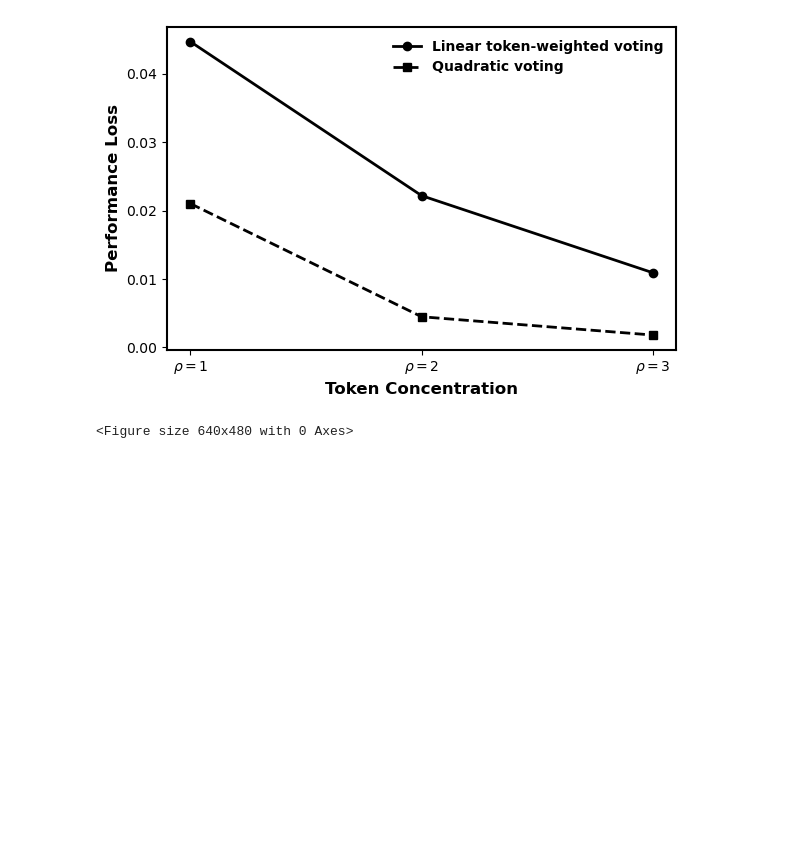
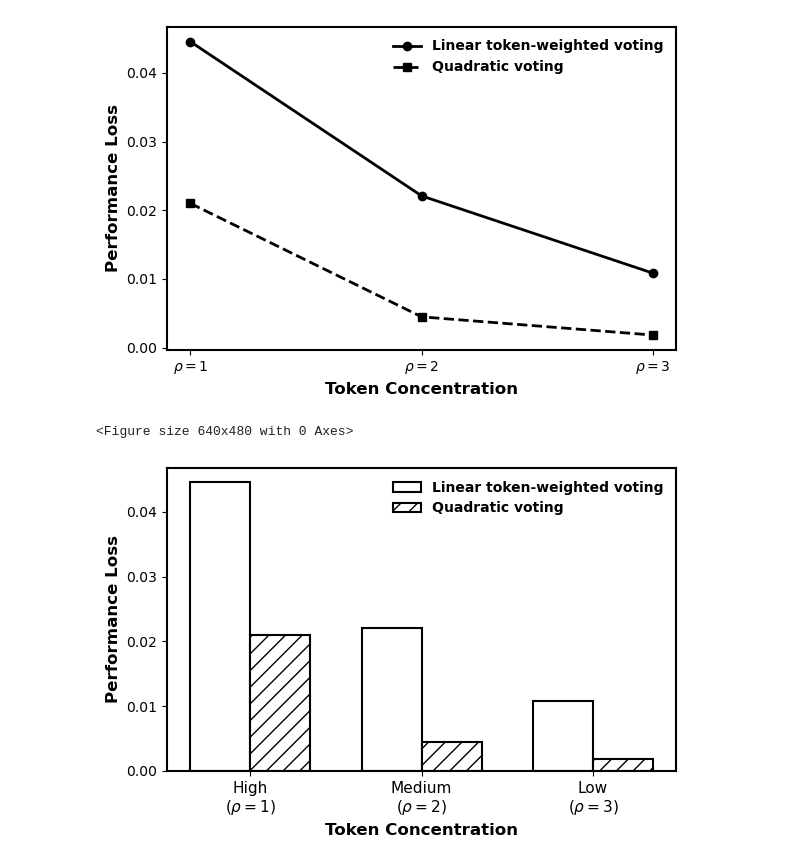
Before and after one commit to GrandJune/DAOs, a Jupyter notebook: V4/Sensitivity/Quadratic_Voting/quadratic_evaluator.ipynb, the cells around one changed output. Cells and saved outputs as stored; diff of their text form; code cells hidden in the pictures; blank space fills up the shorter version.

```diff
--- a/V4/Sensitivity/Quadratic_Voting/quadratic_evaluator.ipynb
+++ b/V4/Sensitivity/Quadratic_Voting/quadratic_evaluator.ipynb
@@ -172,3 +178,87 @@ plt.clf()
 # %% [output]
 [figure]
 <Figure size 640x480 with 0 Axes>
+# %%
+plot_asymmetry_levels = [1, 2, 3]
+
+linear_performance_loss = [
+    linear_dao_performance[0][-1] - linear_dao_performance[i][-1]
+    for i in plot_asymmetry_levels
+]
+
+quadratic_performance_loss = [
+    dao_performance[0][-1] - dao_performance[i][-1]
+    for i in plot_asymmetry_levels
+]
+
+fig, ax = plt.subplots(figsize=(6, 4))
+
+ax.spines["left"].set_linewidth(1.5)
+ax.spines["right"].set_linewidth(1.5)
+ax.spines["top"].set_linewidth(1.5)
+ax.spines["bottom"].set_linewidth(1.5)
+
+x = np.arange(len(plot_asymmetry_levels))
+width = 0.35
+
+ax.bar(
+    x - width / 2,
+    linear_performance_loss,
+    width,
+    edgecolor="black",
+    facecolor="white",
+    linewidth=1.5,
+    label="Linear token-weighted voting"
+)
+
+ax.bar(
+    x + width / 2,
+    quadratic_performance_loss,
+    width,
+    edgecolor="black",
+    facecolor="white",
+    hatch="//",
+    linewidth=1.5,
+    label="Quadratic voting"
+)
+
+ax.set_xlabel(
+    "Token Concentration",
+    fontweight="bold",
+    fontsize=12
+)
+
+ax.set_ylabel(
+    "Performance Loss",
+    fontweight="bold",
+    fontsize=12
+)
+
+ax.set_xticks(x)
+ax.set_xticklabels(
+    [
+        "High\n($\\rho=1$)",
+        "Medium\n($\\rho=2$)",
+        "Low\n($\\rho=3$)"
+    ],
+    fontsize=11
+)
+
+ax.legend(
+    frameon=False,
+    fontsize=11,
+    prop=legend_properties
+)
+
+plt.tight_layout()
+
+plt.savefig(
+    data_folder + "/Quadratic_vs_linear_asymmetry_mitigation_histogram.png",
+    transparent=True,
+    dpi=300
+)
+
+plt.show()
+plt.clf()
+# %% [output]
+[figure, added]
```
Also changed, not shown: parts of 2 cells of this notebook, 2 other files.
